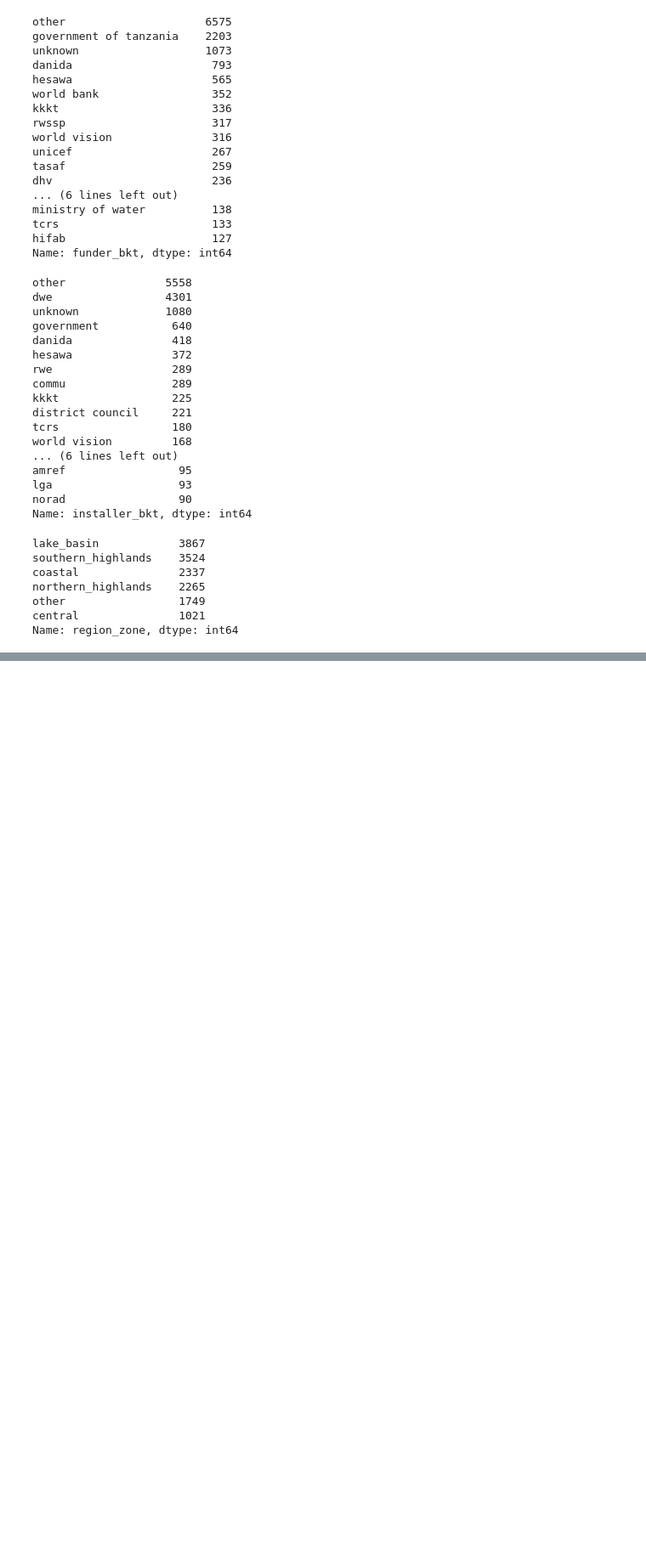
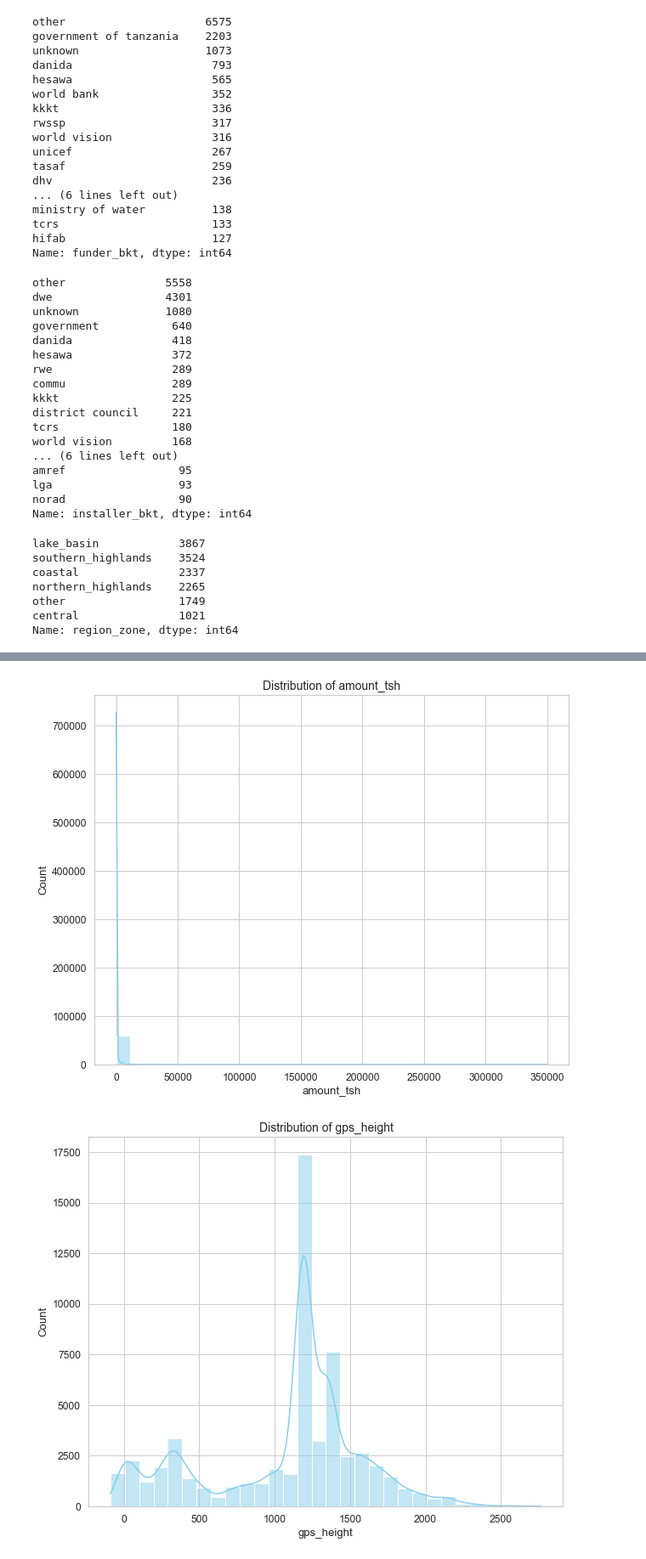
Before and after one commit to HuldahCR/Tanzanian_Water_Well_Risk_Model, a Jupyter notebook: notebooks/Tanzanian_Water_Well_Modeling.ipynb, the cells around one changed output, grey strips where cells are left out. Shown at 85% size. Drawn from its saved outputs; the diff is of its cells as text; code cells hidden in the pictures; blank space fills up the shorter version.

```diff
--- a/notebooks/Tanzanian_Water_Well_Modeling.ipynb
+++ b/notebooks/Tanzanian_Water_Well_Modeling.ipynb
@@ -1573,0 +1609,5 @@ Name: region_zone, dtype: int64
+# %%
+# create a df of numerical columns
+num_cols = train_df1.select_dtypes(include="number")
+
+num_cols
@@ -1573,0 +1628,13 @@ Name: region_zone, dtype: int64
+# %%
+# visualise the numerical columns using a histogram
+
+for col in num_cols:
+    plt.figure(figsize=(10,8))
+    sns.histplot(train_df1[col], kde=True, bins=30, color="skyblue")
+    plt.title(f'Distribution of {col}', fontsize=14)
+    plt.xlabel(col)
+    plt.ylabel('Count')
+    plt.show();
+# %% [output]
+[figure, added]
+[figure, added]
```
Also changed, not shown: parts of 22 cells of this notebook.
